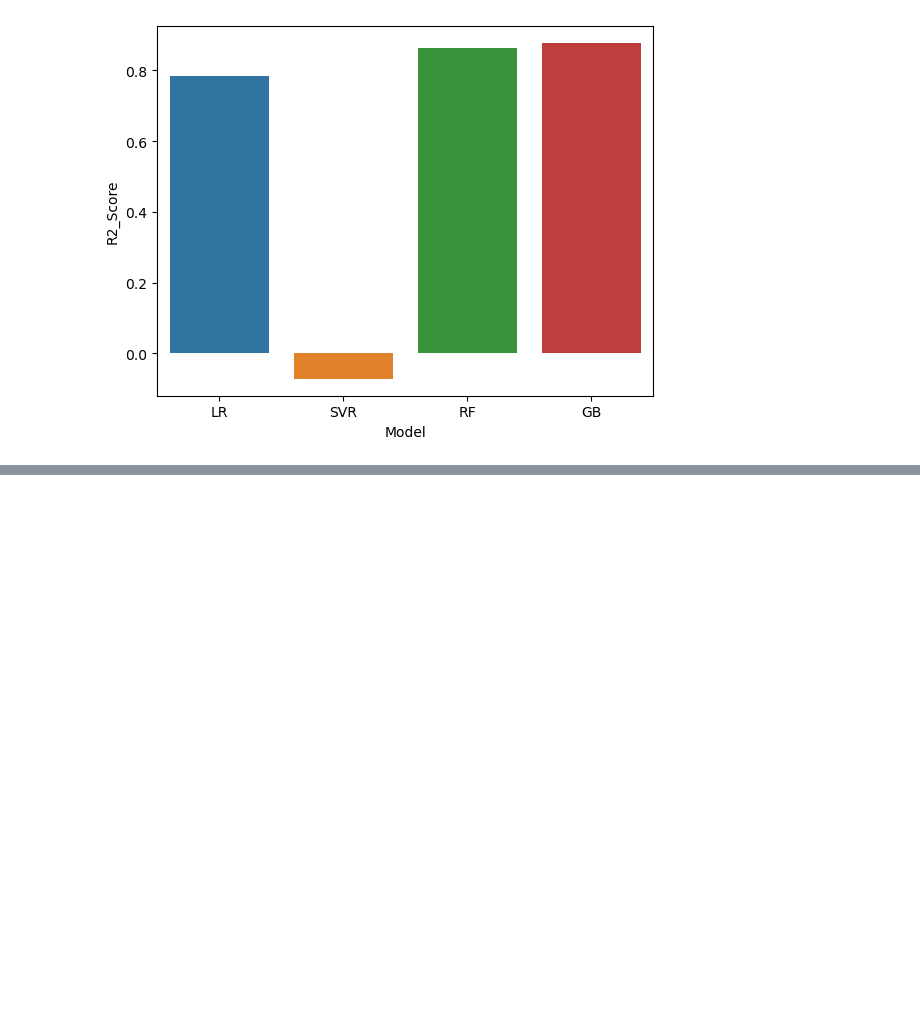
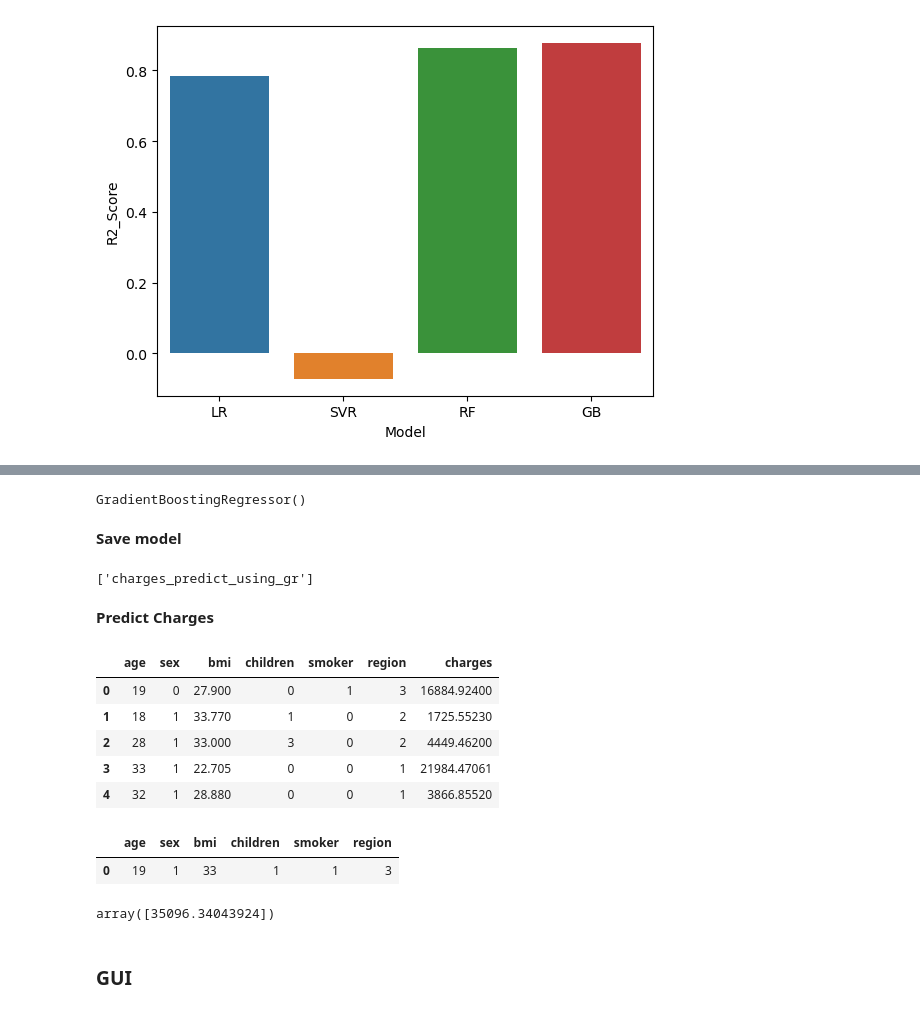
Before and after one commit to Edy-Mochamad/Machine_Learning_project-Insurance_Cost, a Jupyter notebook: notebook.ipynb, the cells around one changed output, grey strips where cells are left out. Drawn from its saved outputs; the diff is of its cells as text; code cells hidden in the pictures; blank space fills up the shorter version.

Commit message:
save model

```diff
--- a/notebook.ipynb
+++ b/notebook.ipynb
@@ -185,0 +191,13 @@ sns.barplot(x = model_perform['Model'], y = model_perform['R2_Score']);
+# %%
+gr = GradientBoostingRegressor()
+gr.fit(X, y)
+# %% [output]
+GradientBoostingRegressor()
+# %% [markdown]
+**Save model**
+# %%
+import joblib
+
+joblib.dump(gr, 'charges_predict_using_gr')
+# %% [output]
+['charges_predict_using_gr']
@@ -185,0 +206,31 @@ sns.barplot(x = model_perform['Model'], y = model_perform['R2_Score']);
+# %% [markdown]
+**Predict Charges**
+# %%
+data.head()
+# %% [output]
+|  | age | sex | bmi | children | smoker | region | charges |
+| 0 | 19 | 0 | 27.900 | 0 | 1 | 3 | 16884.92400 |
+| 1 | 18 | 1 | 33.770 | 1 | 0 | 2 | 1725.55230 |
+| 2 | 28 | 1 | 33.000 | 3 | 0 | 2 | 4449.46200 |
+| 3 | 33 | 1 | 22.705 | 0 | 0 | 1 | 21984.47061 |
+| 4 | 32 | 1 | 28.880 | 0 | 0 | 1 | 3866.85520 |
+# %%
+df = pd.DataFrame({
+    'age' : 19,
+    'sex' : 1,
+    'bmi' : 33,
+    'children' : 1,
+    'smoker' : 1,
+    'region' : 3
+}, index = [0])
+
+df
+# %% [output]
+|  | age | sex | bmi | children | smoker | region |
+| 0 | 19 | 1 | 33 | 1 | 1 | 3 |
+# %%
+final_model.predict(df)
+# %% [output]
+array([35096.34043924])
+# %% [markdown]
+### **GUI**
```
Also changed, not shown: parts of 5 cells of this notebook, 1 other file.
